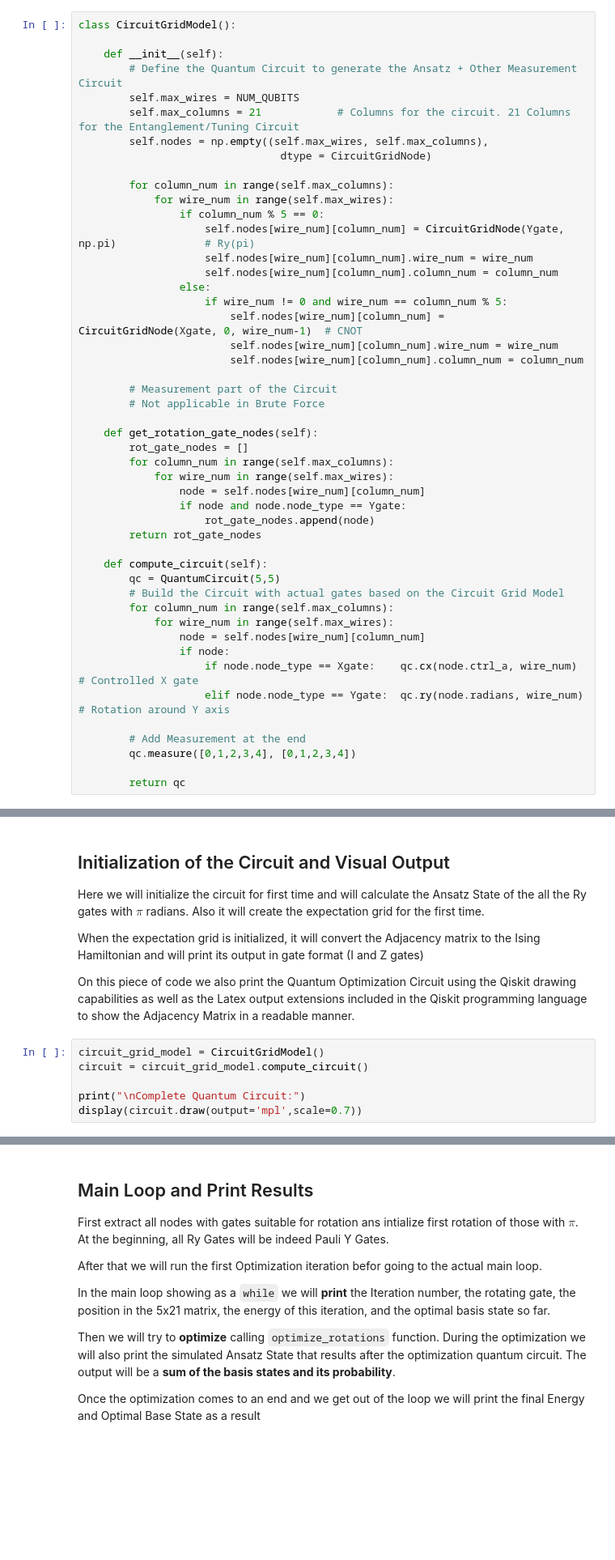
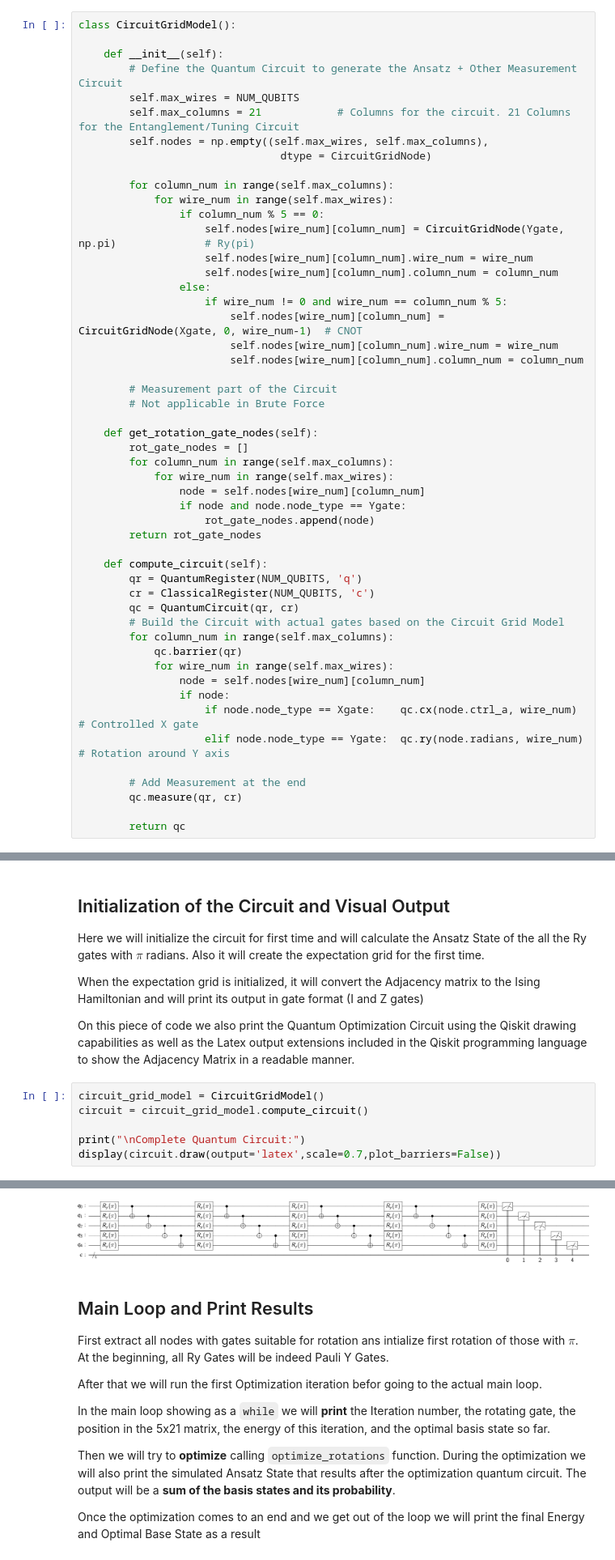
Before and after one commit to ulitoo/VQE_Tutorial, a Jupyter notebook: VQE_TXT_Part2.ipynb, the cells around one changed output, grey strips where cells are left out. Shown at 81% size. Cells and saved outputs as stored; diff of their text form; blank space fills up the shorter version.

```diff
--- a/VQE_TXT_Part2.ipynb
+++ b/VQE_TXT_Part2.ipynb
@@ -145,9 +145,12 @@ class CircuitGridModel():
         return rot_gate_nodes
 
     def compute_circuit(self):
-        qc = QuantumCircuit(5,5)
+        qr = QuantumRegister(NUM_QUBITS, 'q')
+        cr = ClassicalRegister(NUM_QUBITS, 'c')
+        qc = QuantumCircuit(qr, cr)
         # Build the Circuit with actual gates based on the Circuit Grid Model
         for column_num in range(self.max_columns):
+            qc.barrier(qr)
             for wire_num in range(self.max_wires):
                 node = self.nodes[wire_num][column_num]
                 if node:
@@ -155,7 +158,7 @@ class CircuitGridModel():
                     elif node.node_type == Ygate:  qc.ry(node.radians, wire_num)      # Rotation around Y axis
 
         # Add Measurement at the end
-        qc.measure([0,1,2,3,4], [0,1,2,3,4])
+        qc.measure(qr, cr)
 
         return qc
 # %% [markdown]
@@ -302,6 +305,6 @@ circuit_grid_model = CircuitGridModel()
 circuit = circuit_grid_model.compute_circuit()
 
 print("\nComplete Quantum Circuit:")
-display(circuit.draw(output='mpl',scale=0.7))
+display(circuit.draw(output='latex',scale=0.7,plot_barriers=False))
 # %% [output]
 Complete Quantum Circuit:
@@ -309,3 +311,4 @@ Complete Quantum Circuit:
+[figure, added]
 # %% [markdown]
 ## Main Loop and Print Results
 First extract all nodes with gates suitable for rotation ans intialize first rotation of those with $\pi$. At the beginning, all Ry Gates will be indeed Pauli Y Gates.
```
Also changed, not shown: parts of 5 cells of this notebook, 1 other file.
